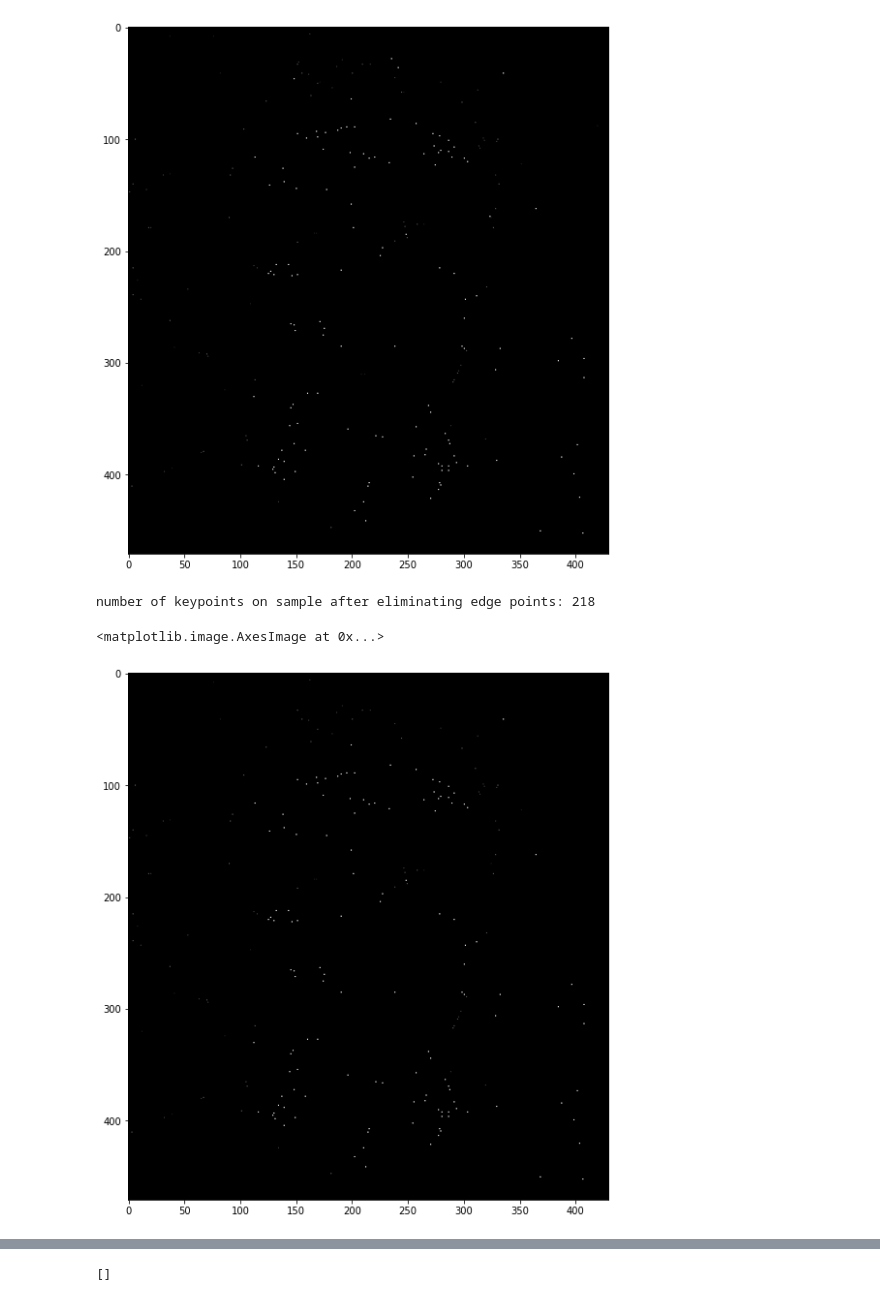
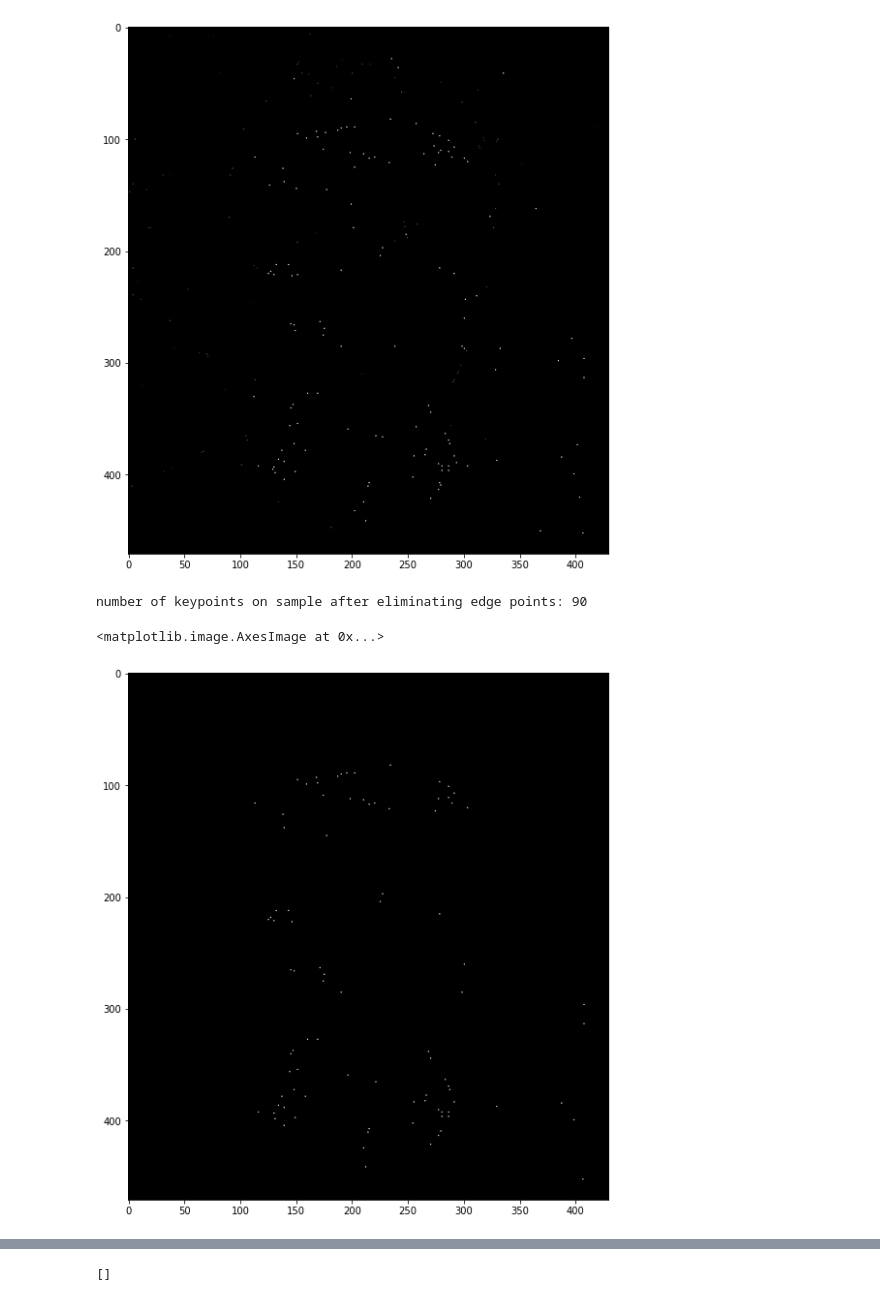
Before and after one commit to WTS012201/CompVis, a Jupyter notebook: ImageStitching/sift.ipynb, the cells around one changed output, grey strips where cells are left out. Drawn from its saved outputs; the diff is of its cells as text; code cells hidden in the pictures.

```diff
--- a/ImageStitching/sift.ipynb
+++ b/ImageStitching/sift.ipynb
@@ -79,18 +79,18 @@ number of keypoints on sample after refinement: 229
 # %%
 # They use r=10 in the original paper,
 # but for demonstration I chose a very extreme value
 # you should use the default in practice
 
-refined_map, keypoints1 = utils.elim_edge_responses(DoGs, refined1, r=10)
-_, keypoints2 = utils.elim_edge_responses(DoGs, refined2, r=10)
+refined_map, keypoints1 = utils.elim_edge_responses(DoGs, refined1, r=1.001)
+_, keypoints2 = utils.elim_edge_responses(DoGs, refined2, r=1.001)
 print(f"number of keypoints on sample after eliminating edge points: {len(keypoints1)}")
 
 plt.figure(figsize=(10, 10))
 plt.imshow(refined_map, cmap="gray")
 # %% [output]
-number of keypoints on sample after eliminating edge points: 218
+number of keypoints on sample after eliminating edge points: 90
 <matplotlib.image.AxesImage at 0x...>
-[figure, old version]
+[figure, new version]
 # %%
 #  convert kps to absolute coordinates
 
```
Also changed, not shown: parts of 4 cells of this notebook.
